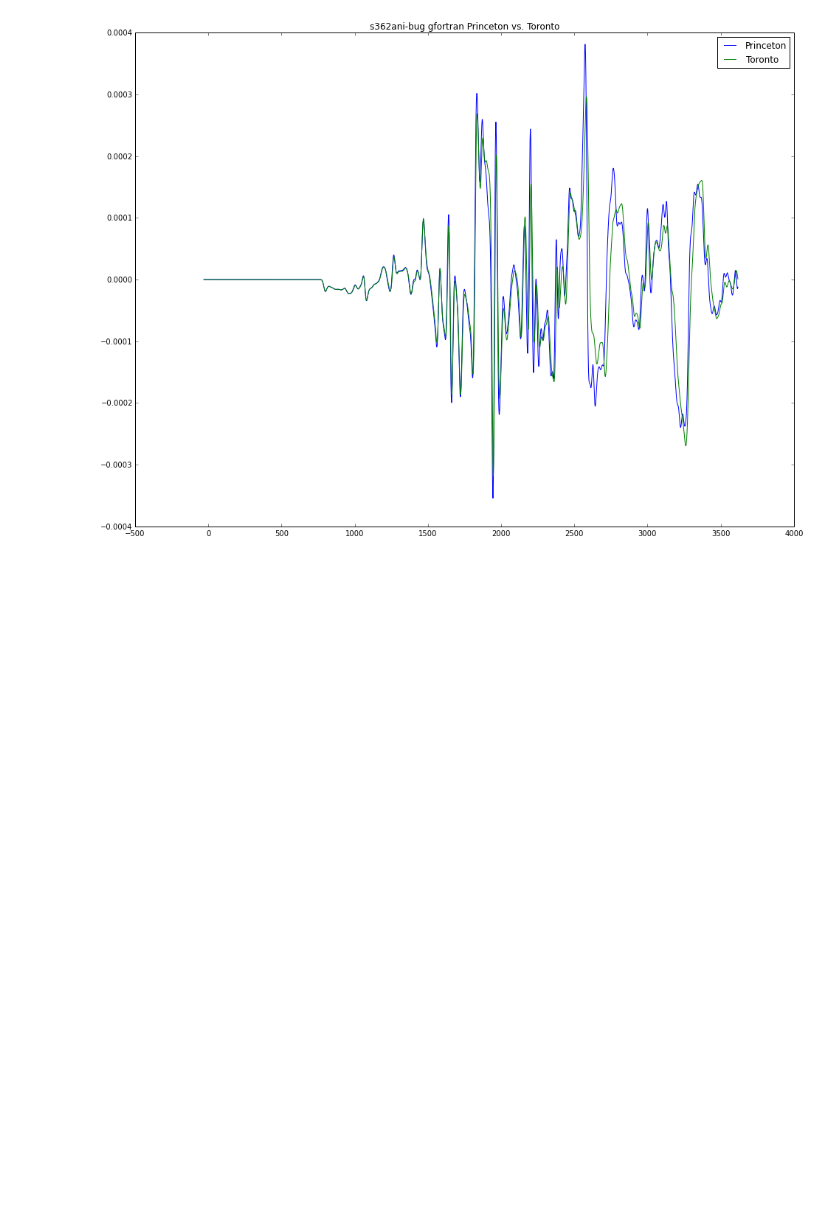
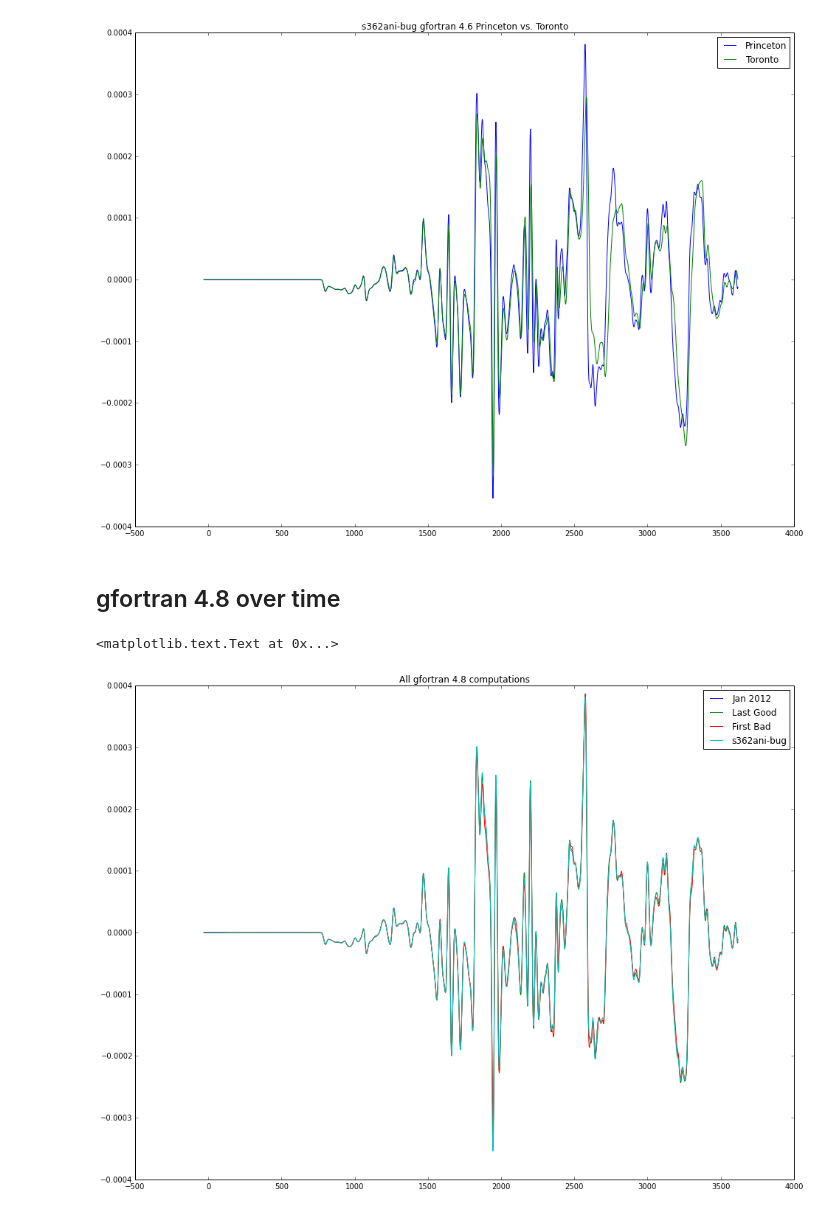
Before and after one commit to QuLogic/s362ani-bug-analysis, a Jupyter notebook: Analysis.ipynb, the cells around one changed output. Drawn from its saved outputs; the diff is of its cells as text; code cells hidden in the pictures; blank space fills up the shorter version.

```diff
--- a/Analysis.ipynb
+++ b/Analysis.ipynb
@@ -167,3 +173,14 @@ plt.title('s362ani-bug gfortran Princeton vs. Toronto')
 # %% [output]
 <matplotlib.text.Text at 0x...>
 [figure]
+# %% [markdown]
+## gfortran 4.8 over time
+# %%
+plt.figure(figsize=(16,12))
+for r in REV_BY_DATE:
+    plt.plot(gfortran48[r][:,0], gfortran48[r][:,1], label=REVS[r])
+plt.legend(loc='best')
+plt.title('All gfortran 4.8 computations')
+# %% [output]
+<matplotlib.text.Text at 0x...>
+[figure, added]
```
Also changed, not shown: parts of 6 cells of this notebook, 12 other files.
